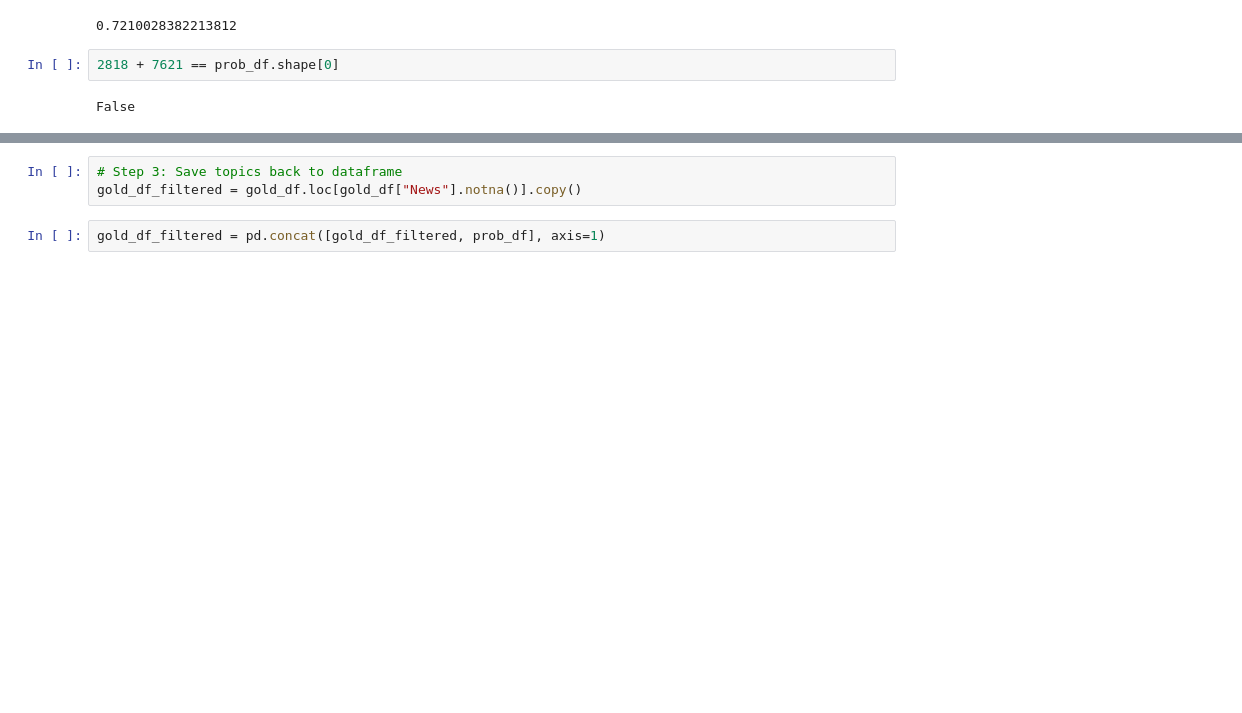
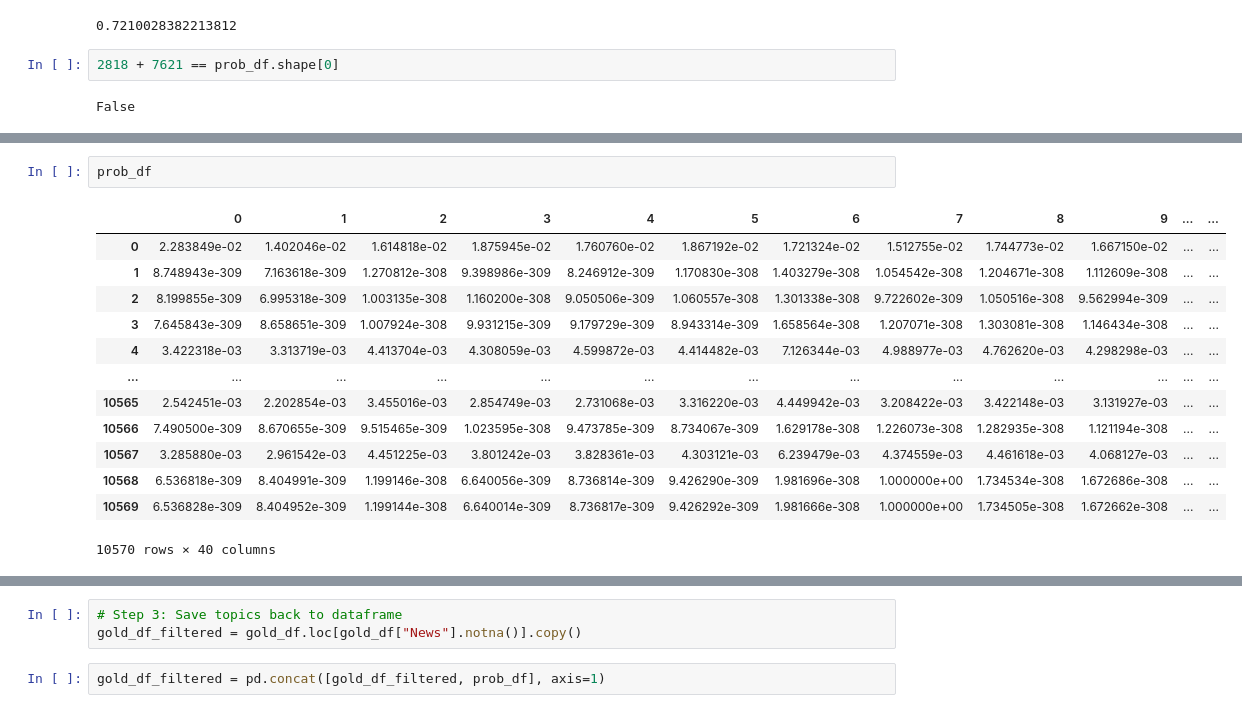
Before and after one commit to visheshgupta19/IDS_705_Final_Project, a Jupyter notebook: bertopic_2v.ipynb, the cells around one changed output, grey strips where cells are left out. Saved outputs shown, nothing was run; the diff lists cells and outputs as text; blank space fills up the shorter version.

```diff
--- a/bertopic_2v.ipynb
+++ b/bertopic_2v.ipynb
@@ -298 +300,17 @@ topic
 Name: count, dtype: int64
+# %%
+prob_df
+# %% [output]
+|  | 0 | 1 | 2 | 3 | 4 | 5 | 6 | 7 | 8 | 9 | ... | ... |
+| 0 | 2.283849e-02 | 1.402046e-02 | 1.614818e-02 | 1.875945e-02 | 1.760760e-02 | 1.867192e-02 | 1.721324e-02 | 1.512755e-02 | 1.744773e-02 | 1.667150e-02 | ... | ... |
+| 1 | 8.748943e-309 | 7.163618e-309 | 1.270812e-308 | 9.398986e-309 | 8.246912e-309 | 1.170830e-308 | 1.403279e-308 | 1.054542e-308 | 1.204671e-308 | 1.112609e-308 | ... | ... |
+| 2 | 8.199855e-309 | 6.995318e-309 | 1.003135e-308 | 1.160200e-308 | 9.050506e-309 | 1.060557e-308 | 1.301338e-308 | 9.722602e-309 | 1.050516e-308 | 9.562994e-309 | ... | ... |
+| 3 | 7.645843e-309 | 8.658651e-309 | 1.007924e-308 | 9.931215e-309 | 9.179729e-309 | 8.943314e-309 | 1.658564e-308 | 1.207071e-308 | 1.303081e-308 | 1.146434e-308 | ... | ... |
+| 4 | 3.422318e-03 | 3.313719e-03 | 4.413704e-03 | 4.308059e-03 | 4.599872e-03 | 4.414482e-03 | 7.126344e-03 | 4.988977e-03 | 4.762620e-03 | 4.298298e-03 | ... | ... |
+| ... | ... | ... | ... | ... | ... | ... | ... | ... | ... | ... | ... | ... |
+| 10565 | 2.542451e-03 | 2.202854e-03 | 3.455016e-03 | 2.854749e-03 | 2.731068e-03 | 3.316220e-03 | 4.449942e-03 | 3.208422e-03 | 3.422148e-03 | 3.131927e-03 | ... | ... |
+| 10566 | 7.490500e-309 | 8.670655e-309 | 9.515465e-309 | 1.023595e-308 | 9.473785e-309 | 8.734067e-309 | 1.629178e-308 | 1.226073e-308 | 1.282935e-308 | 1.121194e-308 | ... | ... |
+| 10567 | 3.285880e-03 | 2.961542e-03 | 4.451225e-03 | 3.801242e-03 | 3.828361e-03 | 4.303121e-03 | 6.239479e-03 | 4.374559e-03 | 4.461618e-03 | 4.068127e-03 | ... | ... |
+| 10568 | 6.536818e-309 | 8.404991e-309 | 1.199146e-308 | 6.640056e-309 | 8.736814e-309 | 9.426290e-309 | 1.981696e-308 | 1.000000e+00 | 1.734534e-308 | 1.672686e-308 | ... | ... |
+| 10569 | 6.536828e-309 | 8.404952e-309 | 1.199144e-308 | 6.640014e-309 | 8.736817e-309 | 9.426292e-309 | 1.981666e-308 | 1.000000e+00 | 1.734505e-308 | 1.672662e-308 | ... | ... |
+10570 rows × 40 columns
```
Also changed, not shown: parts of 56 cells of this notebook.
